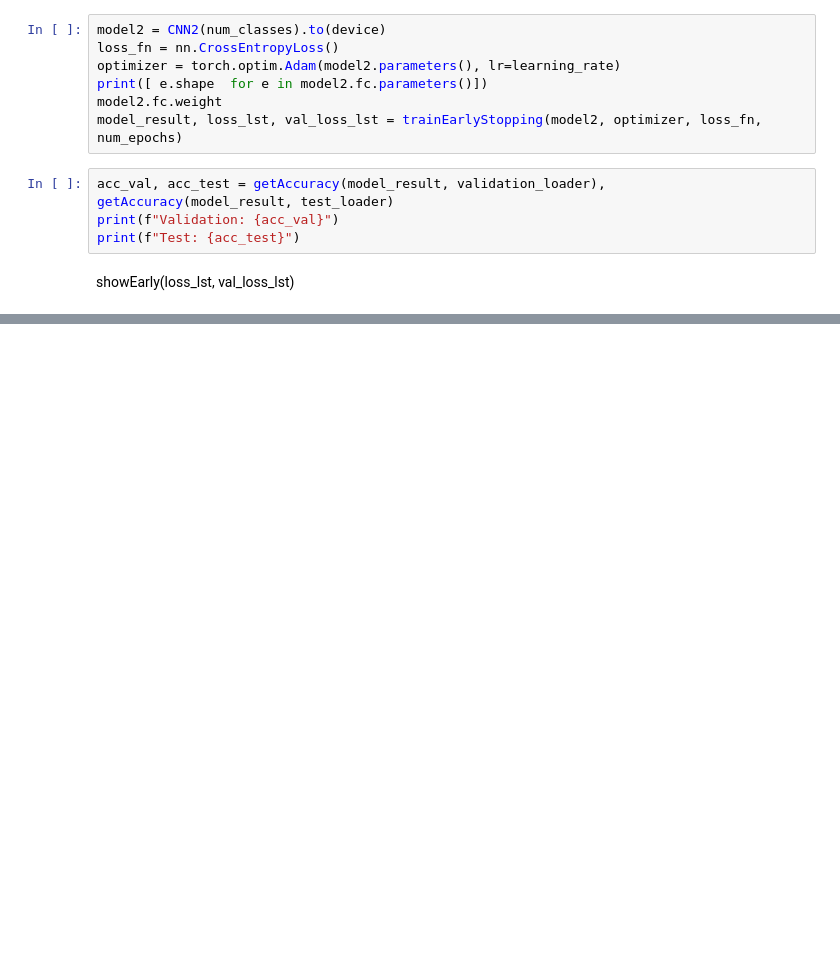
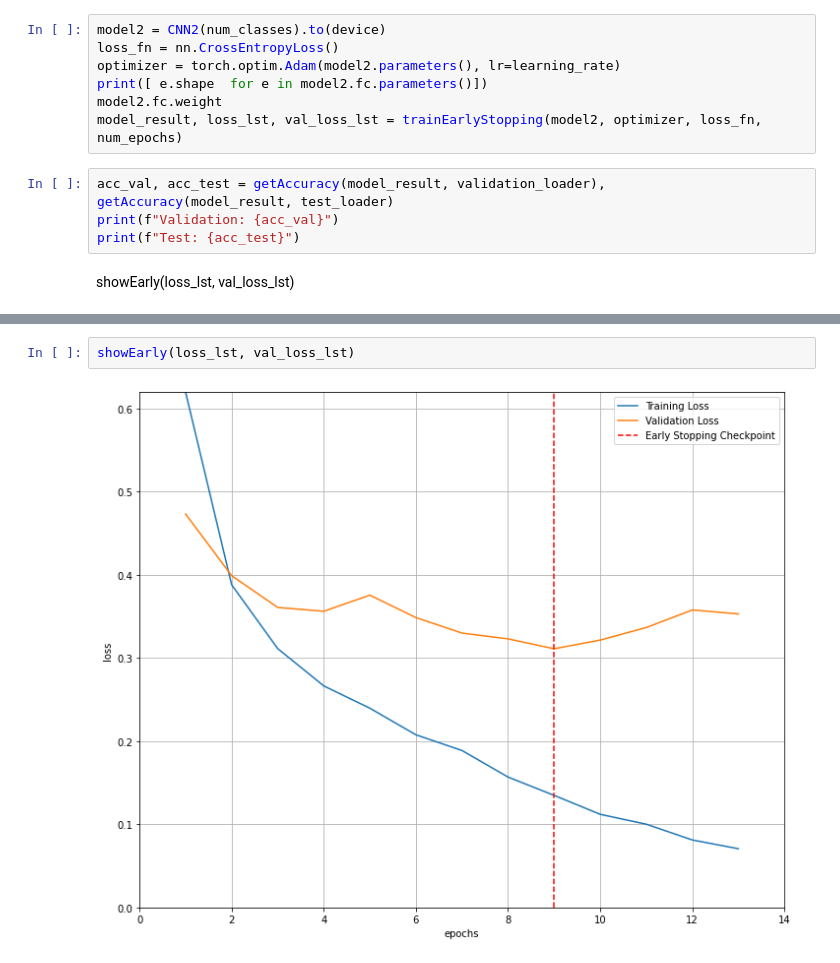
Before and after one commit to Andres20-Utec/Proyecto-4-AI, a Jupyter notebook: Proyecto4.ipynb, the cells around one changed output, grey strips where cells are left out. Saved outputs shown, nothing was run; the diff lists cells and outputs as text; blank space fills up the shorter version.

```diff
--- a/Proyecto4.ipynb
+++ b/Proyecto4.ipynb
@@ -1003,0 +1266,4 @@ showEarly(loss_lst, val_loss_lst)
+# %%
+showEarly(loss_lst, val_loss_lst)
+# %% [output]
+[figure, added]
```
Also changed, not shown: parts of 20 cells of this notebook.
